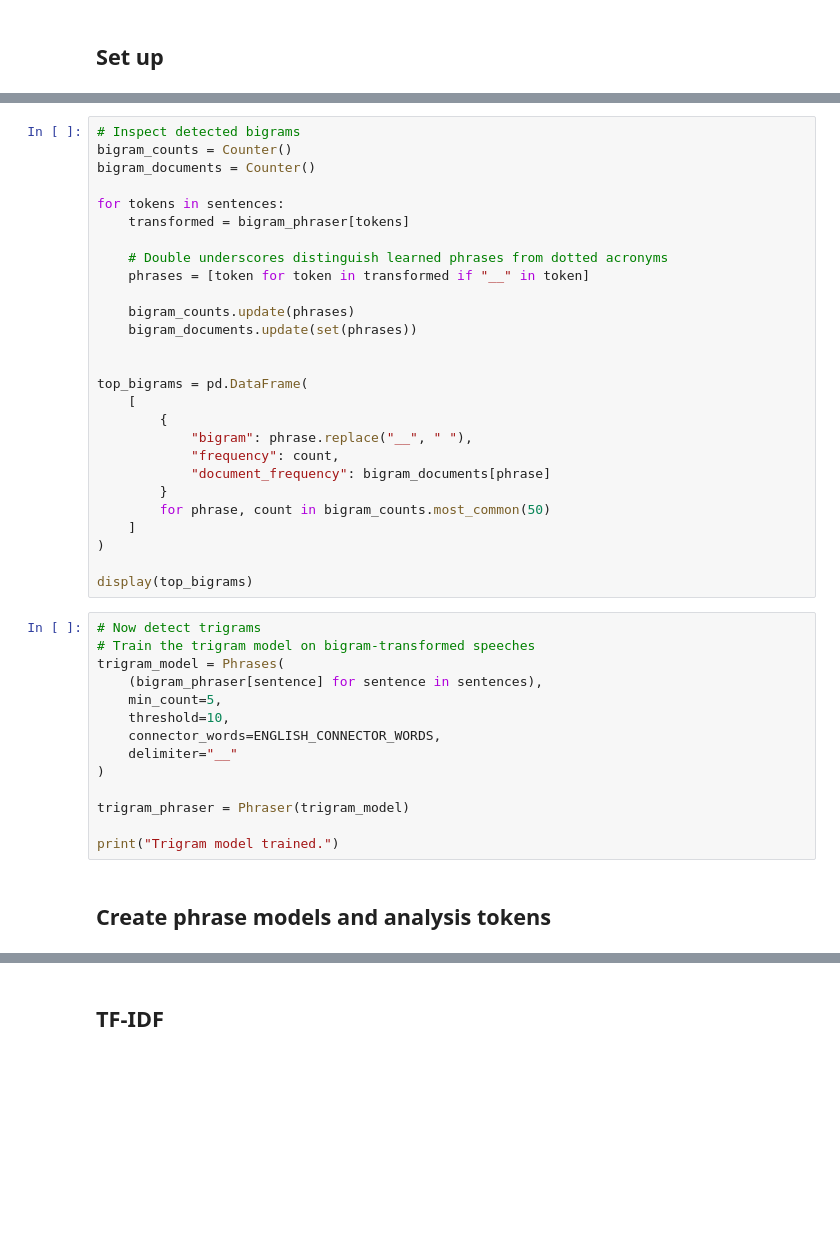
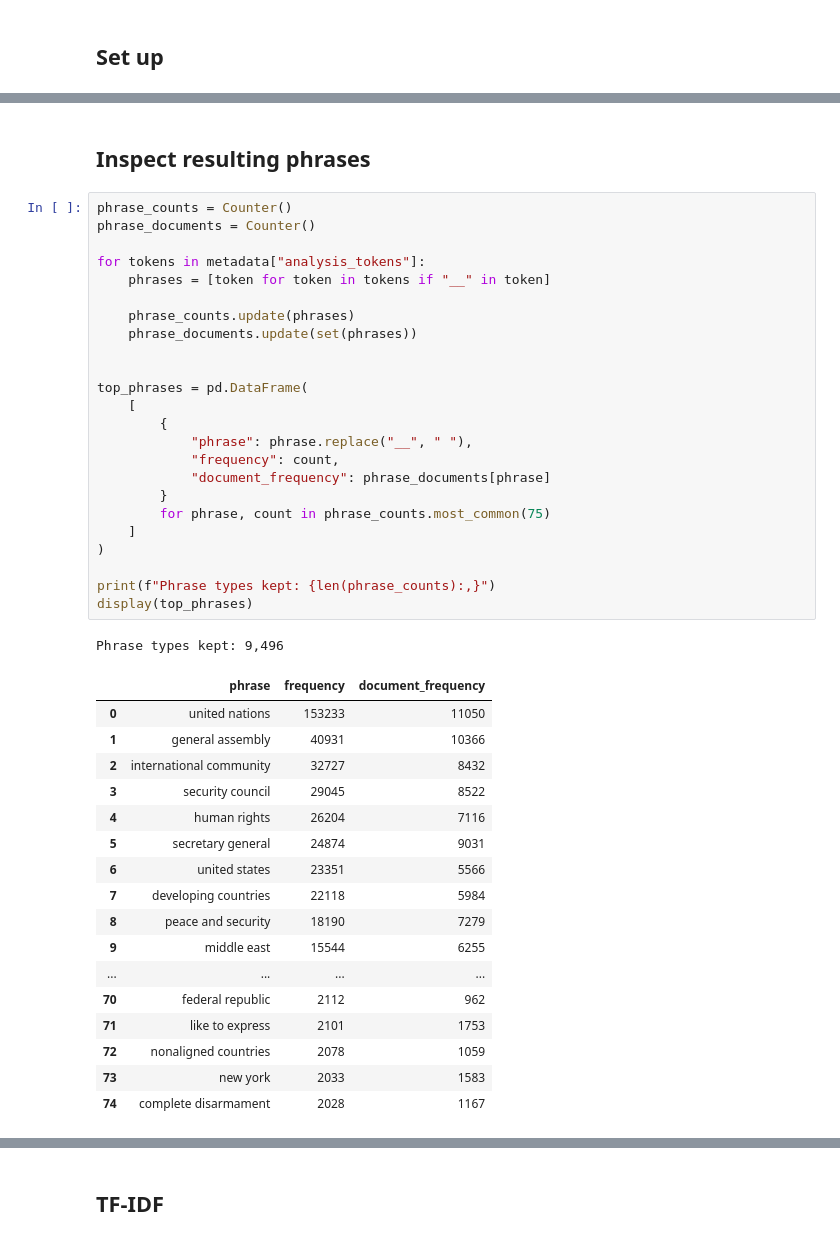
Before and after one commit to JCreighton19/International-Political-Discourse-Mining, a Jupyter notebook: notebooks/03_feature_engineering.ipynb, the cells around one changed output, grey strips where cells are left out. Drawn from its saved outputs; the diff is of its cells as text; blank space fills up the shorter version.

```diff
--- a/notebooks/03_feature_engineering.ipynb
+++ b/notebooks/03_feature_engineering.ipynb
@@ -174,43 +218,45 @@ print("Bigram model trained.")
+# %% [markdown]
+## Inspect resulting phrases
 # %%
-# Inspect detected bigrams
-bigram_counts = Counter()
-bigram_documents = Counter()
+phrase_counts = Counter()
+phrase_documents = Counter()
 
-for tokens in sentences:
-    transformed = bigram_phraser[tokens]
+for tokens in metadata["analysis_tokens"]:
+    phrases = [token for token in tokens if "__" in token]
 
-    # Double underscores distinguish learned phrases from dotted acronyms
-    phrases = [token for token in transformed if "__" in token]
-
-    bigram_counts.update(phrases)
-    bigram_documents.update(set(phrases))
+    phrase_counts.update(phrases)
+    phrase_documents.update(set(phrases))
 
 
-top_bigrams = pd.DataFrame(
+top_phrases = pd.DataFrame(
     [
         {
-            "bigram": phrase.replace("__", " "),
+            "phrase": phrase.replace("__", " "),
             "frequency": count,
-            "document_frequency": bigram_documents[phrase]
+            "document_frequency": phrase_documents[phrase]
         }
-        for phrase, count in bigram_counts.most_common(50)
+        for phrase, count in phrase_counts.most_common(75)
     ]
 )
 
-display(top_bigrams)
+print(f"Phrase types kept: {len(phrase_counts):,}")
+display(top_phrases)
+# %% [output]
+Phrase types kept: 9,496
+|  | phrase | frequency | document_frequency |
+| 0 | united nations | 153233 | 11050 |
+| 1 | general assembly | 40931 | 10366 |
+| 2 | international community | 32727 | 8432 |
+| 3 | security council | 29045 | 8522 |
+| 4 | human rights | 26204 | 7116 |
+| 5 | secretary general | 24874 | 9031 |
+| 6 | united states | 23351 | 5566 |
+| 7 | developing countries | 22118 | 5984 |
+| 8 | peace and security | 18190 | 7279 |
+| 9 | middle east | 15544 | 6255 |
+| ... | ... | ... | ... |
+| 70 | federal republic | 2112 | 962 |
+| 71 | like to express | 2101 | 1753 |
+| 72 | nonaligned countries | 2078 | 1059 |
+| 73 | new york | 2033 | 1583 |
+| 74 | complete disarmament | 2028 | 1167 |
-# %%
-# Now detect trigrams
-# Train the trigram model on bigram-transformed speeches
-trigram_model = Phrases(
-    (bigram_phraser[sentence] for sentence in sentences),
-    min_count=5,
-    threshold=10,
-    connector_words=ENGLISH_CONNECTOR_WORDS,
-    delimiter="__"
-)
-
-trigram_phraser = Phraser(trigram_model)
-
-print("Trigram model trained.")
-# %% [markdown]
-## Create phrase models and analysis tokens
```
Also changed, not shown: parts of 25 cells of this notebook, 4 other files.
